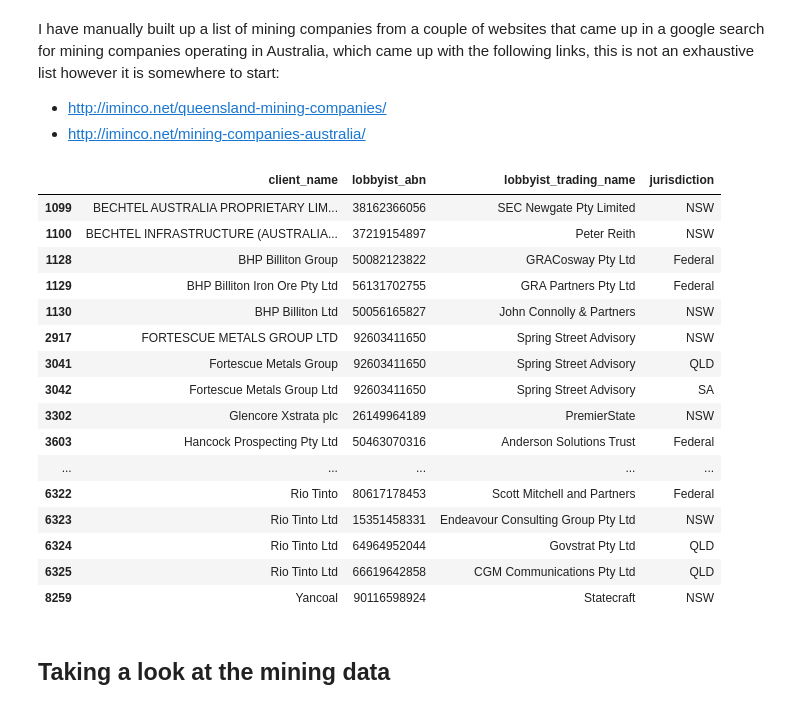
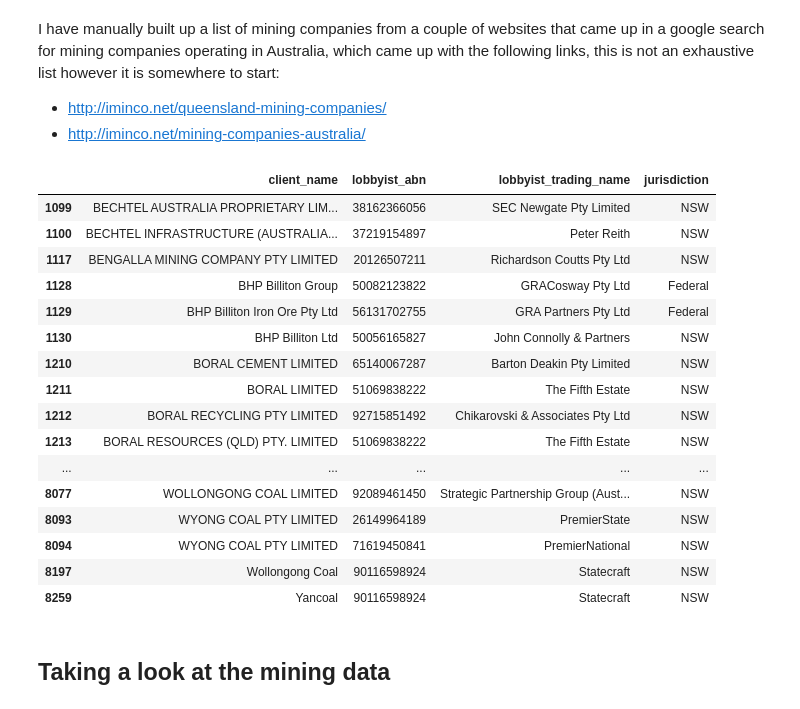
Before and after one commit to sjeruto/ARDC-Project, a Jupyter notebook: notebooks/mg_workbook.ipynb, the cells around one changed output. Saved outputs shown, nothing was run; the diff lists cells and outputs as text; code cells hidden in the pictures.

```diff
--- a/notebooks/mg_workbook.ipynb
+++ b/notebooks/mg_workbook.ipynb
@@ -74,6 +158,7 @@ I have manually built up a list of mining companies from a couple of websites th
  - http://iminco.net/queensland-mining-companies/
  - http://iminco.net/mining-companies-australia/
 # %%
+mining_data_df = pd.read_csv('../NSW_Mining_data.csv')
 def _is_mining_company(client_name):
     # http://iminco.net/queensland-mining-companies/
 
@@ -96,46 +181,58 @@ def _is_mining_company(client_name):
         'Qcoal',
         'Rio Tinto',
         'Rio Tinto',
         'Yancoal',
 
         # http://iminco.net/mining-companies-australia/
 
         'Bechtel',
         'Cuesta Coal',
         'Fortescue Metals',
         'GLOUCESTER COAL',
         'GVK Industries',
         'Hancock Prospecting',
         'Tinkler',
         'Newmont Corporation',
         'OZ MINERALS' ,
         'Xstrata'
     ]
 
+    # this works but will need to be more efficent
+    mining_companies_df = mining_data_df[['company', 'title_no']].groupby('company').mean().reset_index()
+    remove_words = ['pty', 'ltd', 'proprietary', 'limited', 'company', '.', 'no1']
+
+    mining_companies_df['company_cleaned'] = mining_companies_df['company'].str.lower()
+    for word in remove_words:
+        mining_companies_df['company_cleaned'] = mining_companies_df['company_cleaned'].str.replace(word, '')
+    mining_companies_df['company_cleaned'] = mining_companies_df['company_cleaned'].str.strip()
+
+
+    [mining_companies.append(c) for c in mining_companies_df['company_cleaned']]
+
     found = [name for name in mining_companies if name.lower() in client_name.lower()]
     return len(found) > 0
 
 is_mining_company = np.vectorize(_is_mining_company)
 mining_lobbyists_df = all_clients_df[is_mining_company(all_clients_df['client_name'])]
 # mining_lobbyists_df[['lobbyist_abn', 'lobbyist_trading_name']].groupby(['lobbyist_abn', 'lobbyist_trading_name']).mean()
 mining_lobbyists_df
 # %% [output]
 |  | client_name | lobbyist_abn | lobbyist_trading_name | jurisdiction |
 | 1099 | BECHTEL AUSTRALIA PROPRIETARY LIM... | 38162366056 | SEC Newgate Pty Limited | NSW |
 | 1100 | BECHTEL INFRASTRUCTURE (AUSTRALIA... | 37219154897 | Peter Reith | NSW |
+| 1117 | BENGALLA MINING COMPANY PTY LIMITED | 20126507211 | Richardson Coutts Pty Ltd | NSW |
 | 1128 | BHP Billiton Group | 50082123822 | GRACosway Pty Ltd | Federal |
 | 1129 | BHP Billiton Iron Ore Pty Ltd | 56131702755 | GRA Partners Pty Ltd | Federal |
 | 1130 | BHP Billiton Ltd | 50056165827 | John Connolly & Partners | NSW |
-| 2917 | FORTESCUE METALS GROUP LTD | 92603411650 | Spring Street Advisory | NSW |
-| 3041 | Fortescue Metals Group | 92603411650 | Spring Street Advisory | QLD |
-| 3042 | Fortescue Metals Group Ltd | 92603411650 | Spring Street Advisory | SA |
-| 3302 | Glencore Xstrata plc | 26149964189 | PremierState | NSW |
-| 3603 | Hancock Prospecting Pty Ltd | 50463070316 | Anderson Solutions Trust | Federal |
+| 1210 | BORAL CEMENT LIMITED | 65140067287 | Barton Deakin Pty Limited | NSW |
+| 1211 | BORAL LIMITED | 51069838222 | The Fifth Estate | NSW |
+| 1212 | BORAL RECYCLING PTY LIMITED | 92715851492 | Chikarovski & Associates Pty Ltd | NSW |
+| 1213 | BORAL RESOURCES (QLD) PTY. LIMITED | 51069838222 | The Fifth Estate | NSW |
 | ... | ... | ... | ... | ... |
-| 6322 | Rio Tinto | 80617178453 | Scott Mitchell and Partners | Federal |
-| 6323 | Rio Tinto Ltd | 15351458331 | Endeavour Consulting Group Pty Ltd | NSW |
-| 6324 | Rio Tinto Ltd | 64964952044 | Govstrat Pty Ltd | QLD |
-| 6325 | Rio Tinto Ltd | 66619642858 | CGM Communications Pty Ltd | QLD |
+| 8077 | WOLLONGONG COAL LIMITED | 92089461450 | Strategic Partnership Group (Aust... | NSW |
+| 8093 | WYONG COAL PTY LIMITED | 26149964189 | PremierState | NSW |
+| 8094 | WYONG COAL PTY LIMITED | 71619450841 | PremierNational | NSW |
+| 8197 | Wollongong Coal | 90116598924 | Statecraft | NSW |
 | 8259 | Yancoal | 90116598924 | Statecraft | NSW |
 # %% [markdown]
 ## Taking a look at the mining data
```
Also changed, not shown: parts of 4 cells of this notebook.
